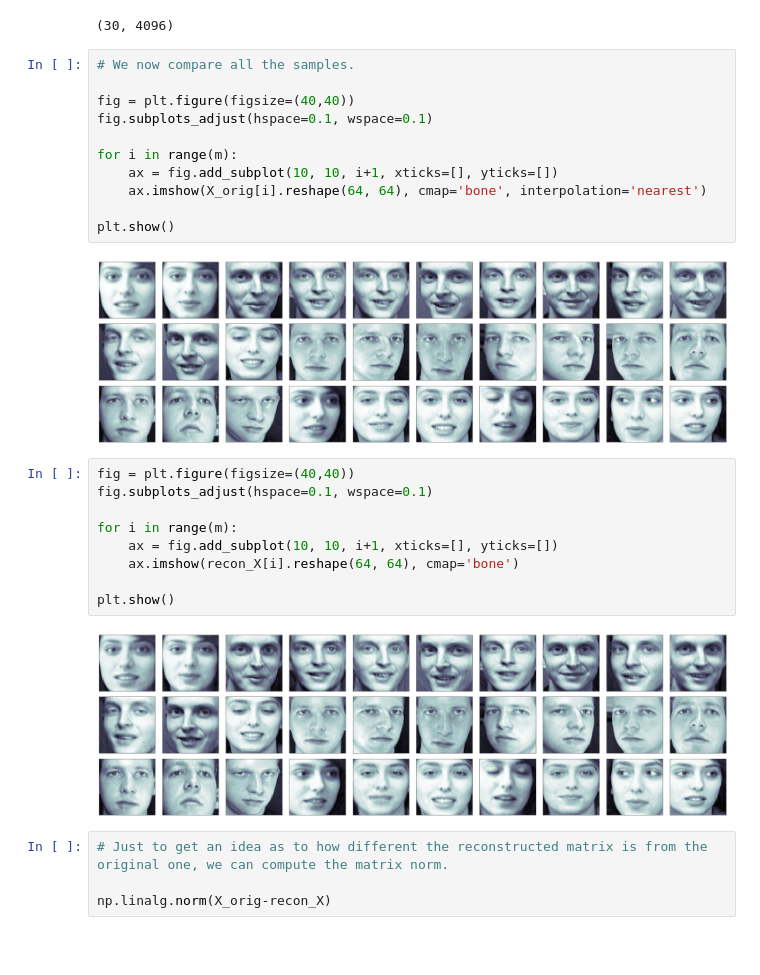
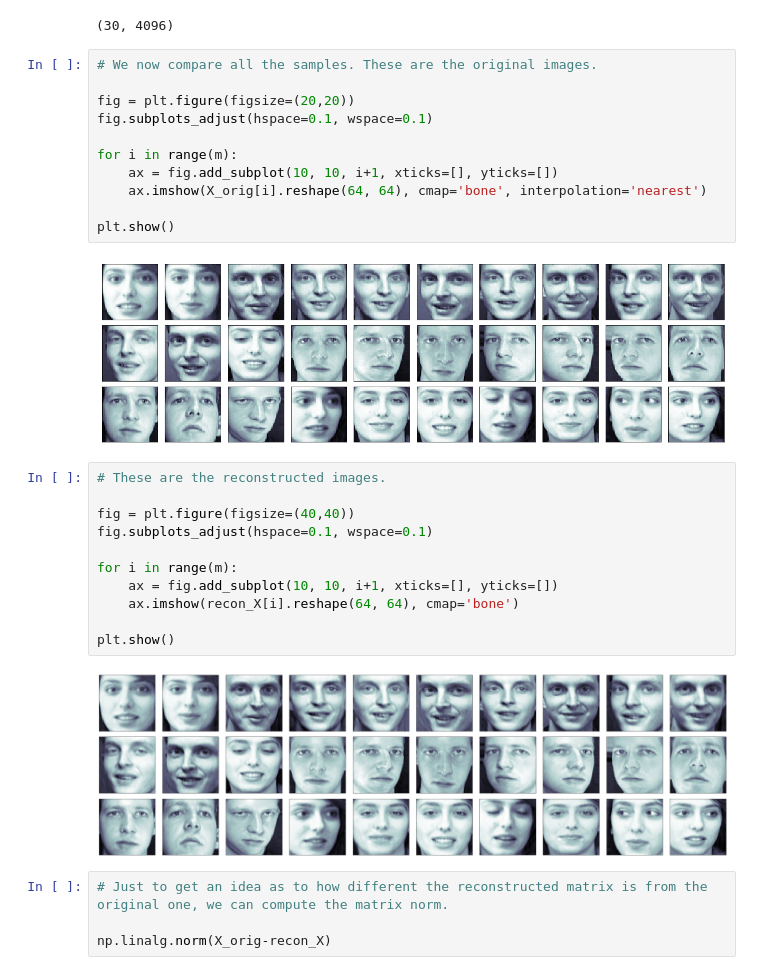
Before and after one commit to ameyvadnere/Mathematics-for-Data-Science-Prog-assn-1, a Jupyter notebook: 12_Programming_assignment1.ipynb, the cells around one changed output. Drawn from its saved outputs; the diff is of its cells as text; blank space fills up the shorter version.

```diff
--- a/12_Programming_assignment1.ipynb
+++ b/12_Programming_assignment1.ipynb
@@ -158,19 +160,21 @@ recon_X.shape
 # %% [output]
 (30, 4096)
 # %%
-# We now compare all the samples.
+# We now compare all the samples. These are the original images.
 
-fig = plt.figure(figsize=(40,40))
+fig = plt.figure(figsize=(20,20))
 fig.subplots_adjust(hspace=0.1, wspace=0.1)
 
 for i in range(m):
     ax = fig.add_subplot(10, 10, i+1, xticks=[], yticks=[])
     ax.imshow(X_orig[i].reshape(64, 64), cmap='bone', interpolation='nearest')
 
 plt.show()
 # %% [output]
-[figure, old version]
+[figure, new version]
 # %%
+# These are the reconstructed images.
+
 fig = plt.figure(figsize=(40,40))
 fig.subplots_adjust(hspace=0.1, wspace=0.1)
 
```
Also changed, not shown: parts of 14 cells of this notebook.
